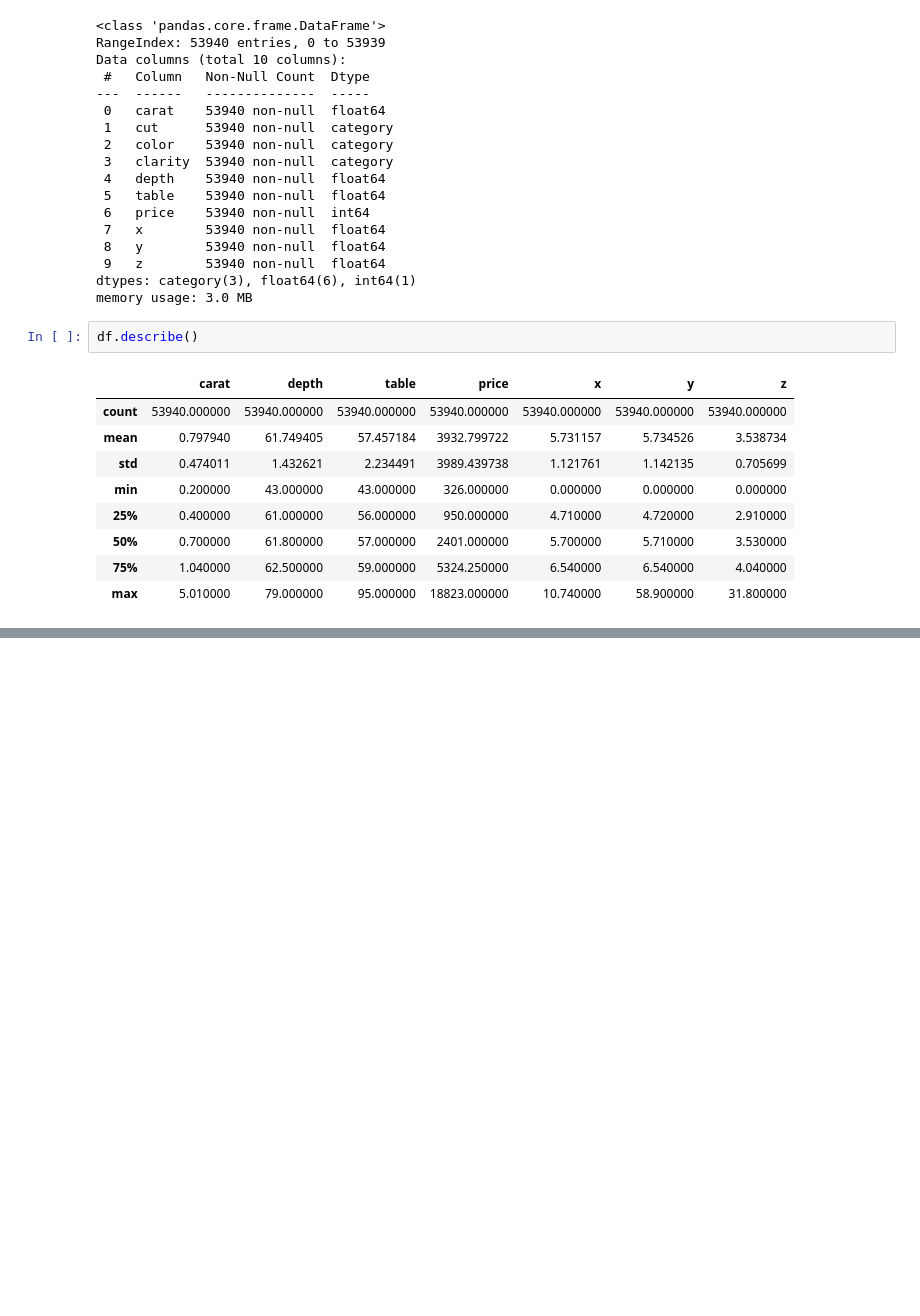
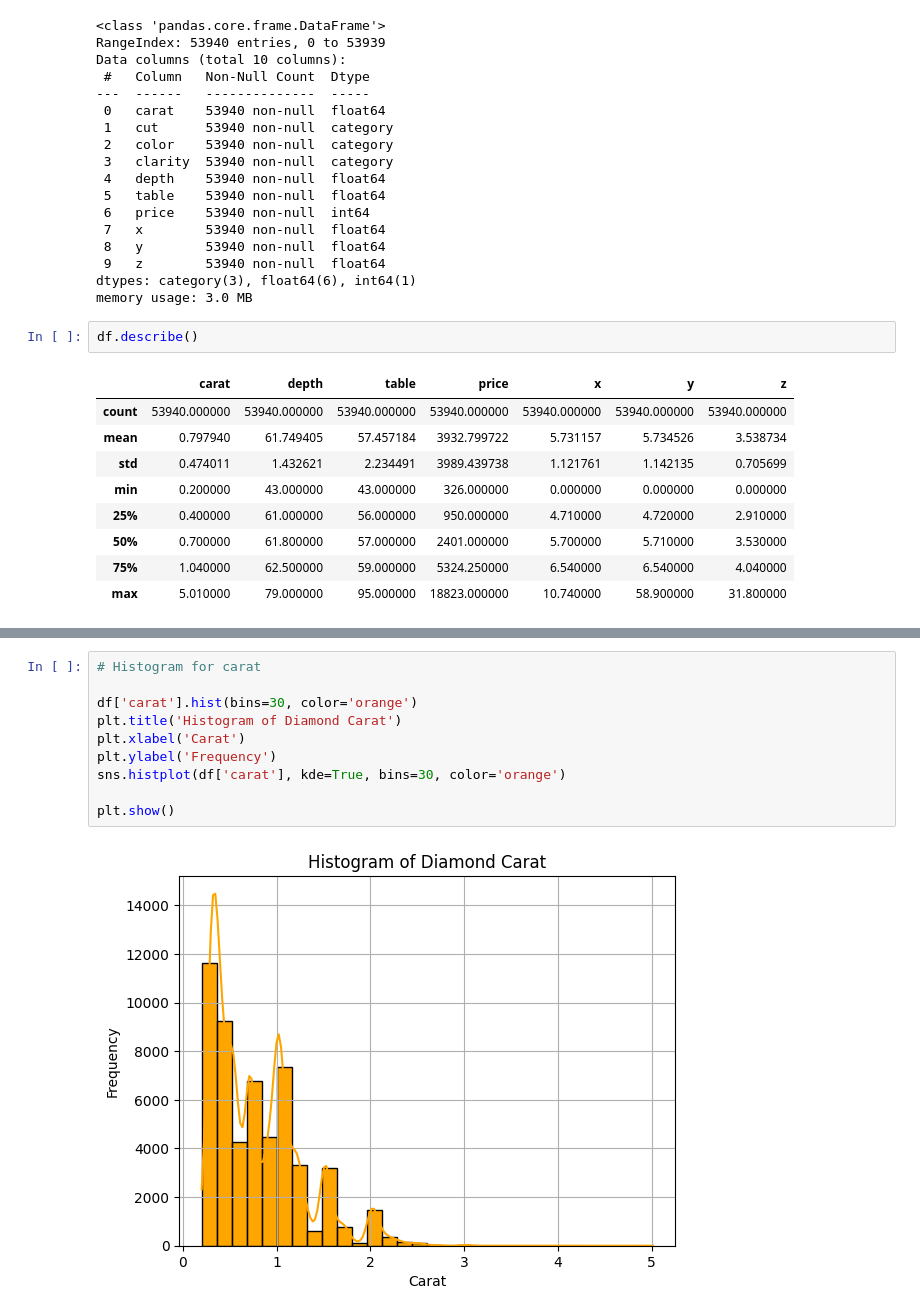
Before and after one commit to Raghav0079/XGBoost-project---1-, a Jupyter notebook: code.ipynb, the cells around one changed output, grey strips where cells are left out. Saved outputs shown, nothing was run; the diff lists cells and outputs as text; blank space fills up the shorter version.

```diff
--- a/code.ipynb
+++ b/code.ipynb
@@ -83,0 +99,12 @@ The standard deviation of the diamond prices is: 3989.44
+# %%
+# Histogram for carat
+
+df['carat'].hist(bins=30, color='orange')
+plt.title('Histogram of Diamond Carat')
+plt.xlabel('Carat')
+plt.ylabel('Frequency')
+sns.histplot(df['carat'], kde=True, bins=30, color='orange')
+
+plt.show()
+# %% [output]
+[figure, added]
```
Also changed, not shown: parts of 9 cells of this notebook.
